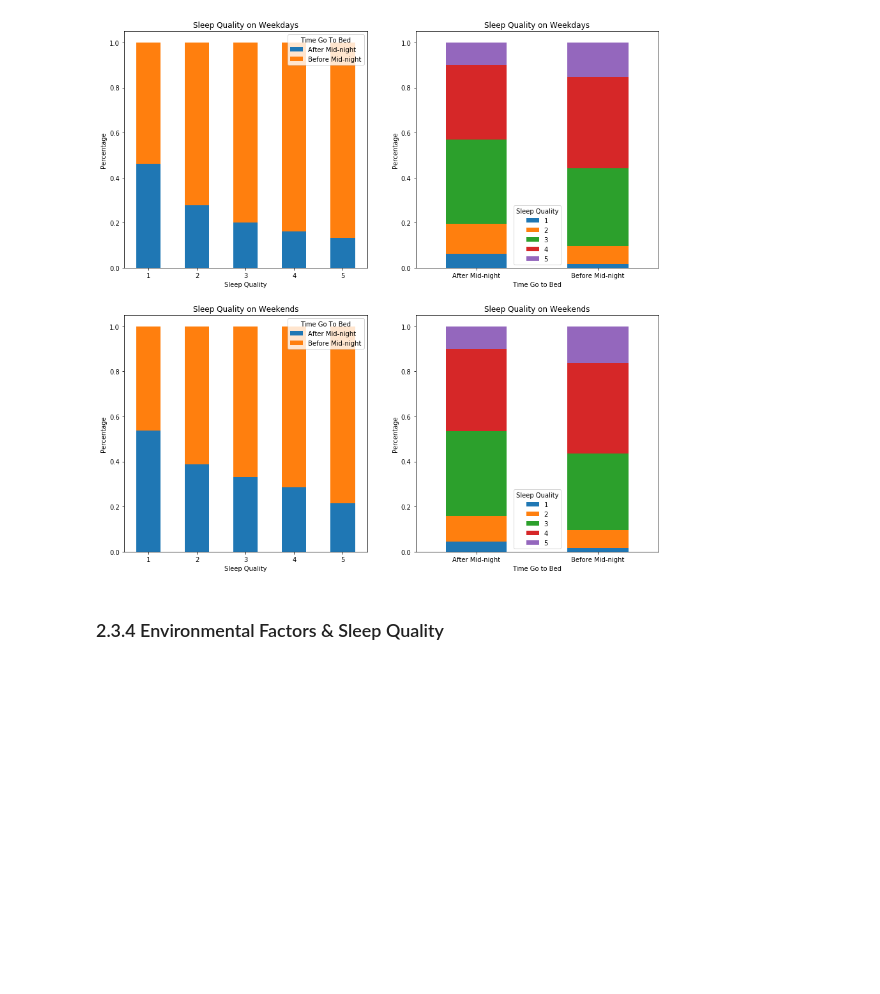
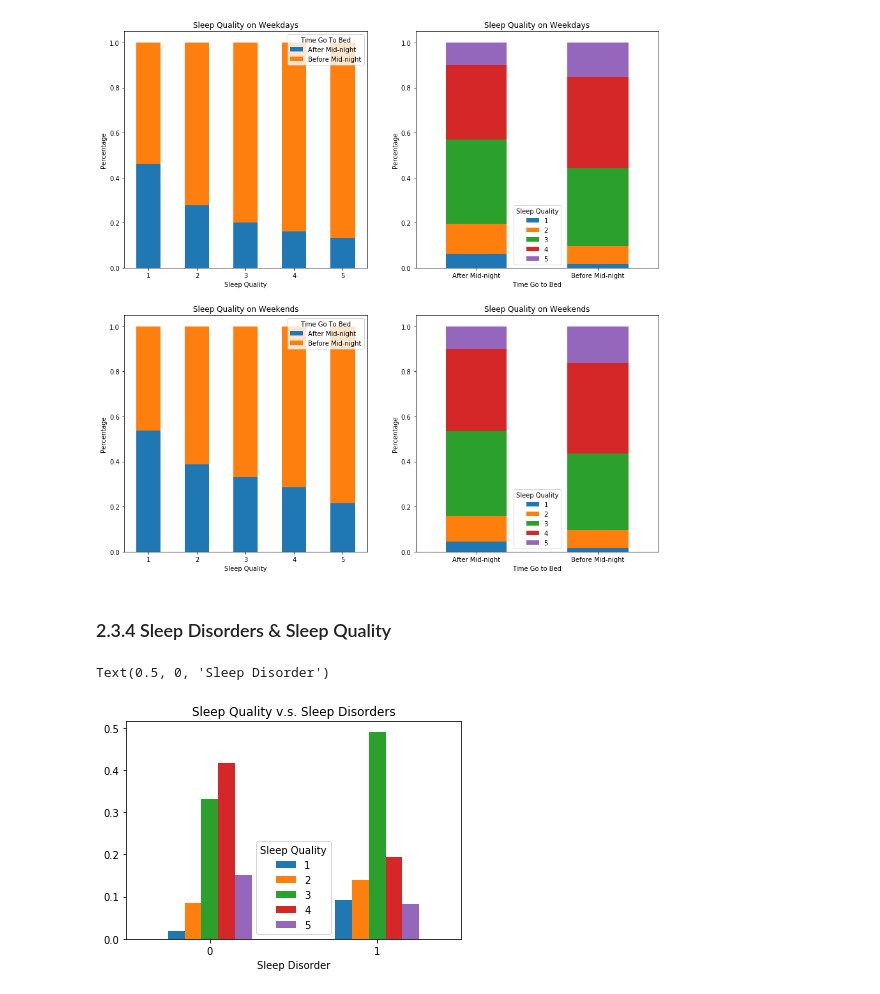
Before and after one commit to zhangxingruo/2019-fa-stats131-group2, a Jupyter notebook: STATS131_Friends_Final_Project.ipynb, the cells around one changed output. Saved outputs shown, nothing was run; the diff lists cells and outputs as text; code cells hidden in the pictures; blank space fills up the shorter version.

```diff
--- a/STATS131_Friends_Final_Project.ipynb
+++ b/STATS131_Friends_Final_Project.ipynb
@@ -173,4 +175,13 @@ plt.show()
 # %% [output]
 [figure]
 # %% [markdown]
-### 2.3.4 Environmental Factors & Sleep Quality
+### 2.3.4 Sleep Disorders & Sleep Quality
+# %%
+bar_data_disorder = sleep.loc[sleep.Q22_rev != -1].groupby('Q22_rev').Q10_a.value_counts(normalize=True).unstack()
+
+bar_data_disorder.plot(rot=0, kind = 'bar',title = 'Sleep Quality v.s. Sleep Disorders')
+plt.legend(title = 'Sleep Quality')
+plt.xlabel('Sleep Disorder')
+# %% [output]
+Text(0.5, 0, 'Sleep Disorder')
+[figure, added]
```
Also changed, not shown: parts of 7 cells of this notebook.
